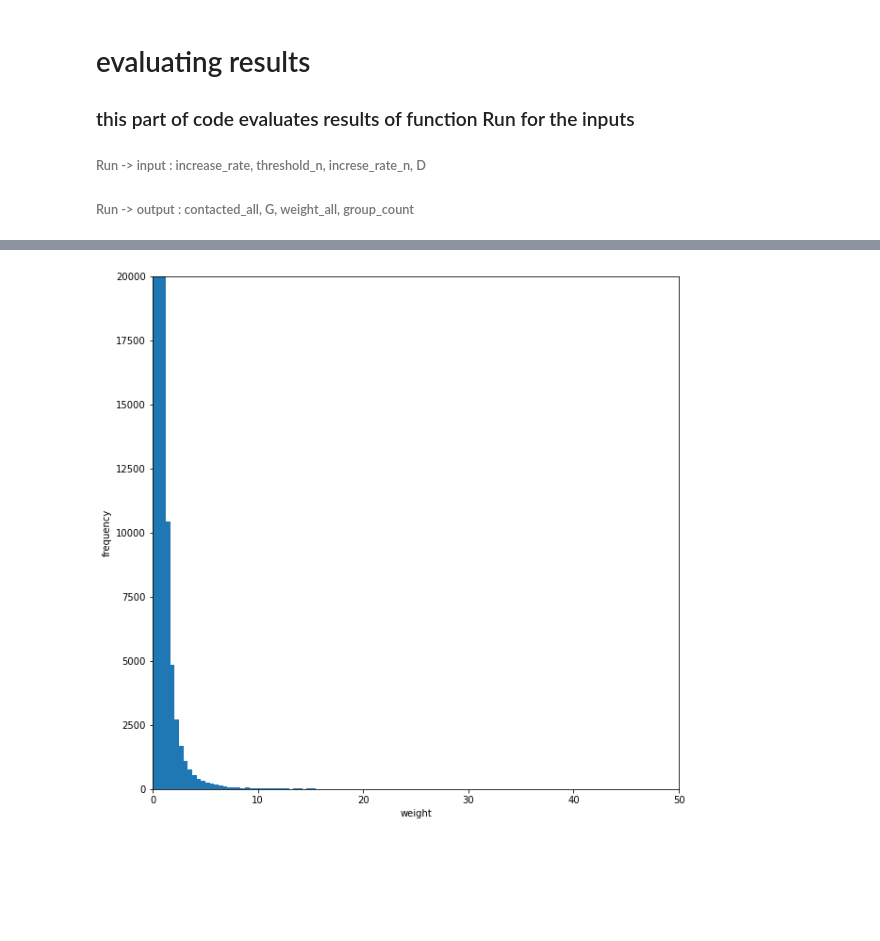
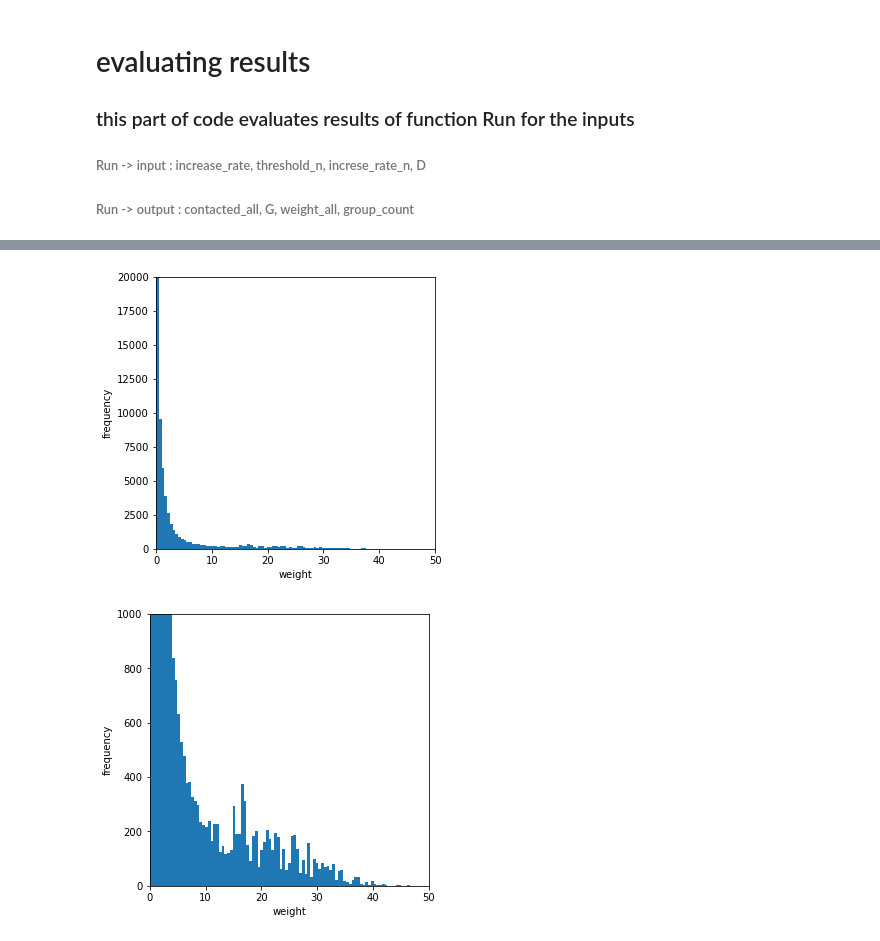
Before and after one commit to sobhan-moosavi/varicella_study, a Jupyter notebook: Base_Graph.ipynb, the cells around one changed output, grey strips where cells are left out. Saved outputs shown, nothing was run; the diff lists cells and outputs as text; code cells hidden in the pictures; blank space fills up the shorter version.

```diff
--- a/Base_Graph.ipynb
+++ b/Base_Graph.ipynb
@@ -15,9 +15,8 @@ plt.rcParams["figure.figsize"] = (10,10)
 N =300  # Number of nodes
 setting='home'    #the setting we are evaluating(home,work,school,other)
 D=360#number of days the model runs
-increase_rate=.2 #the rate of increasing weight per contact
+increase_rate=.5 #the rate of increasing weight per contact
 lower_weight=0  #the minimum weight between two node
-upper_weight=50    #the maximum weight between two node
 threshold_n=1     #threshold of product weight two nodes with same neighbor for increasing weight
 increse_rate_n=0  #increse rate weight for two nodes with same neighbor
 # %% [markdown]
@@ -235,6 +234,8 @@ def Run(increase_rate,threshold_n,increse_rate_n,D):
         # iterating thorough 'contacted' and updating the weights based on it
         for i in nx.edges(G):
 
+            upper_weight=1/rules[setting][nodes_dic[i[0]]['age']][nodes_dic[i[1]]["age"]]*group_count[nodes_dic[i[1]]['age']]
+
             if contacted[i[0]][i[1]]==1 and G[i[0]][i[1]]['weight']*(1+increase_rate)<upper_weight:
                 #we don't want the weight to be more than 'upper weight'
 
@@ -519,9 +526,15 @@ plt.show()
 # %%
+plt.rcParams["figure.figsize"] = (5,5)
 plt.hist(weight_final[359],bins=100)
 plt.axis([0,50,0,20000])
 plt.xlabel("weight")
 plt.ylabel('frequency')
-plt.rcParams["figure.figsize"] = (10,10)
 plt.show()
+plt.hist(weight_final[359],bins=100)
+plt.xlabel("weight")
+plt.ylabel('frequency')
+plt.axis([0,50,0,1000])
+plt.show()
 # %% [output]
-[figure, old version]
+[figure, new version]
+[figure, added]
```
Also changed, not shown: parts of 9 cells of this notebook.
